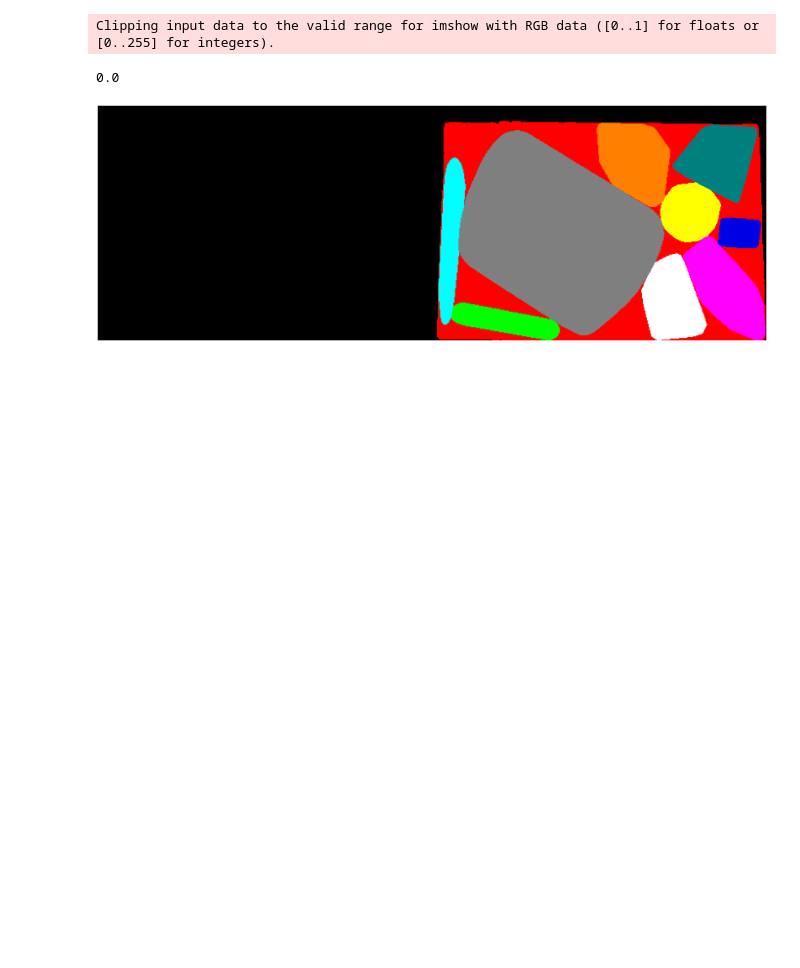
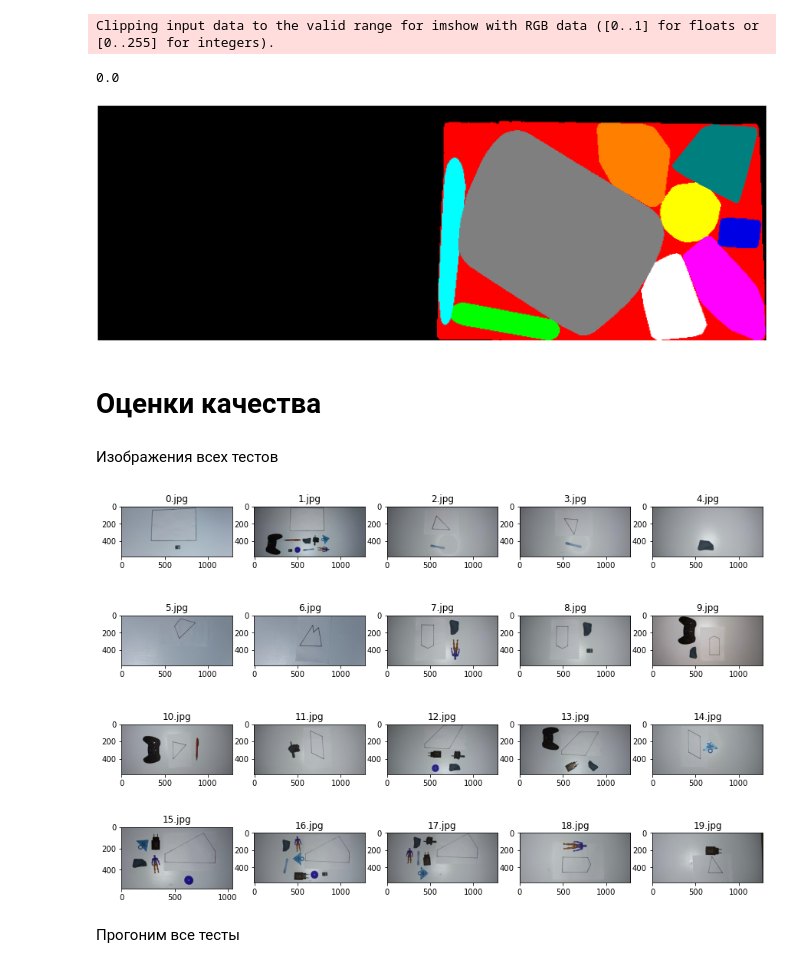
Before and after one commit to Sairsey/intelligent-placer, a Jupyter notebook: examples.ipynb, the cells around one changed output. Drawn from its saved outputs; the diff is of its cells as text; code cells hidden in the pictures; blank space fills up the shorter version.

```diff
--- a/examples.ipynb
+++ b/examples.ipynb
@@ -408,3 +418,18 @@ ax.set_axis_off()
 Clipping input data to the valid range for imshow with RGB data ([0..1] for floats or [0..255] for integers).
 0.0
 [figure]
+# %% [markdown]
+# Оценки качества
+# %% [markdown]
+Изображения всех тестов
+# %%
+fig, ax = plt.subplots(4, 5, figsize=(15,10))
+
+for i in range(0, 20):
+    img = cv2.imread("test_cases/" + str(i) + ".jpg")
+    ax[i // 5, i % 5].imshow(img)
+    ax[i // 5, i % 5].set_title(str(i) + ".jpg")
+# %% [output]
+[figure, added]
+# %% [markdown]
+Прогоним все тесты
```
Also changed, not shown: parts of 5 cells of this notebook, 28 other files.
